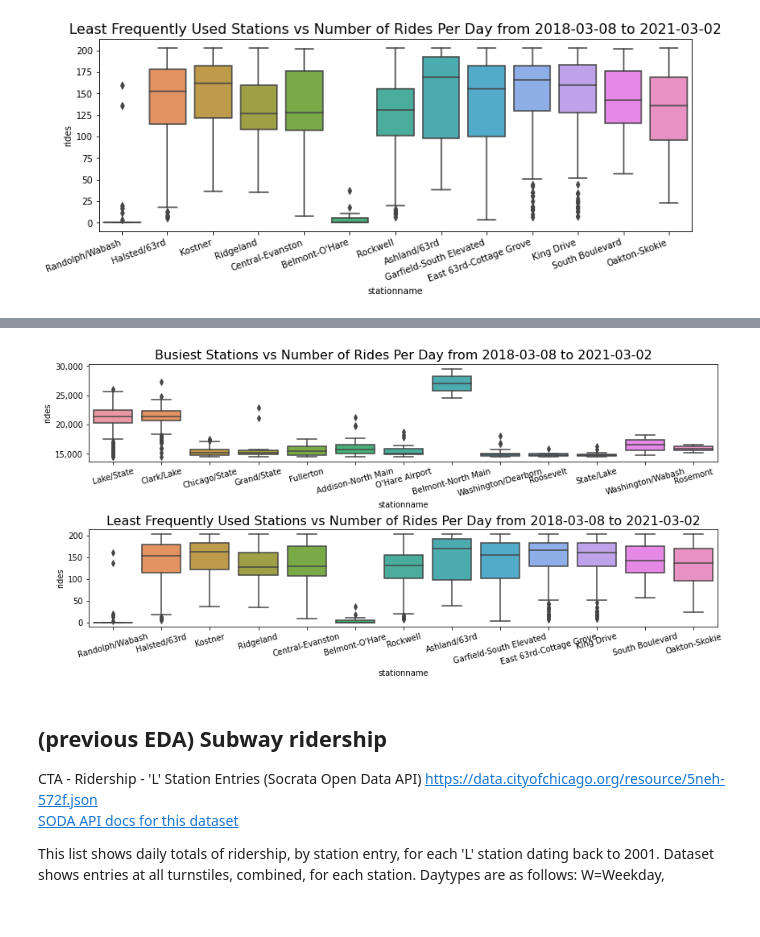
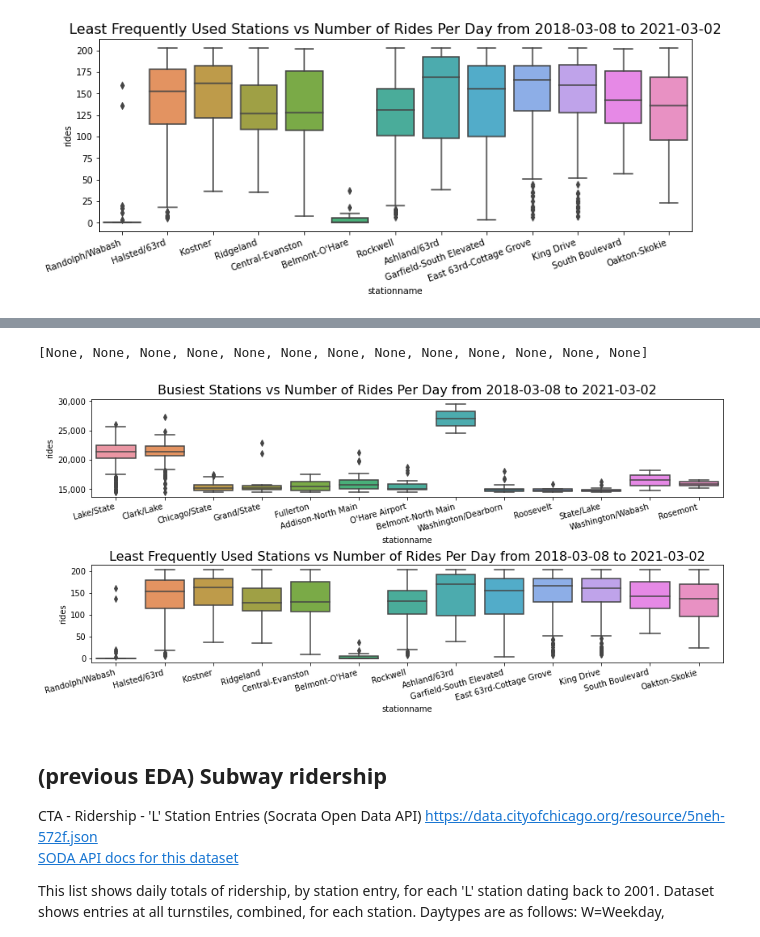
Before and after one commit to amandakhoo/data4all-team6, a Jupyter notebook: Chicago Subway Dataset EDA.ipynb, the cells around one changed output, grey strips where cells are left out. Cells and saved outputs as stored; diff of their text form; code cells hidden in the pictures; blank space fills up the shorter version.

```diff
--- a/Chicago Subway Dataset EDA.ipynb
+++ b/Chicago Subway Dataset EDA.ipynb
@@ -95,18 +111,23 @@ plt.xticks(rotation=20, ha='right');
 # %%
+import matplotlib as mpl
+
 fig, (ax1, ax2) = plt.subplots(2, 1, figsize=(14,6), gridspec_kw={'hspace': 0.7})
 
 sns.boxplot(x='stationname', y='rides', data=busiest_subway_df, ax=ax1)
 ax1.set_title(f"Busiest Stations vs Number of Rides Per Day from {start_time.split('T')[0]} to {end_time.split('T')[0]}",
          fontsize=16)
 ax1.tick_params(axis='x', rotation=15);
-ax1.set_yticklabels(['{:,}'.format(int(x)) for x in ax1.get_yticks().tolist()])
+[x.set_ha('right') for x in ax1.get_xticklabels()]
+ax1.yaxis.set_major_formatter(mpl.ticker.StrMethodFormatter('{x:,.0f}'))
 
 sns.boxplot(x='stationname', y='rides', data=slowest_subway_subset_df, ax=ax2)
 ax2.set_title(f"Least Frequently Used Stations vs Number of Rides Per Day from {start_time.split('T')[0]} to {end_time.split('T')[0]}",
          fontsize=16)
 ax2.tick_params(axis='x', rotation=15);
+[x.set_ha('right') for x in ax2.get_xticklabels()]
 # %% [output]
+[None, None, None, None, None, None, None, None, None, None, None, None, None]
-[figure, old version]
+[figure, new version]
 # %% [markdown]
 ## (previous EDA) Subway ridership
 CTA - Ridership - 'L' Station Entries (Socrata Open Data API) https://data.cityofchicago.org/resource/5neh-572f.json \
```
Also changed, not shown: parts of 1 cell of this notebook.
